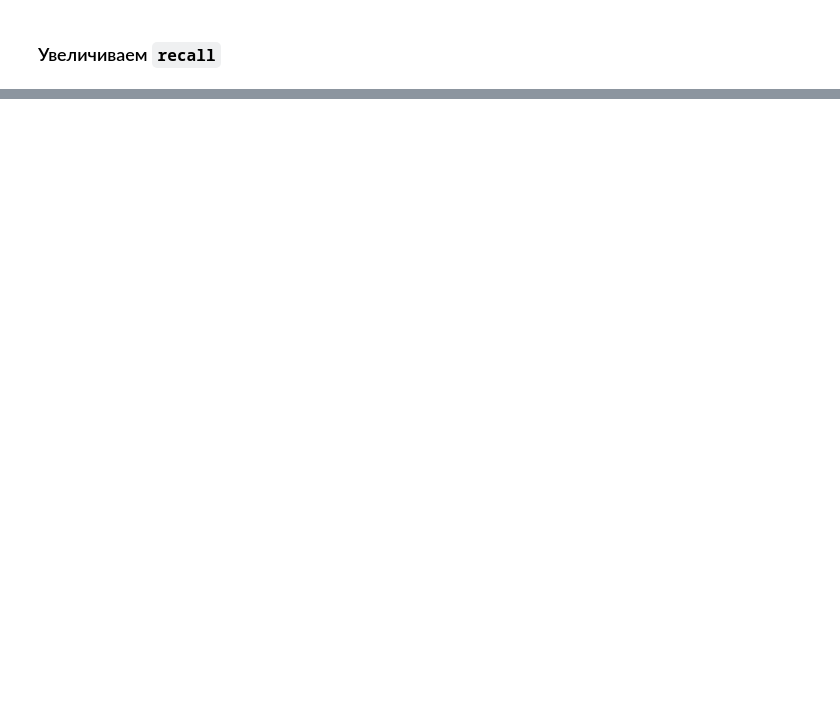
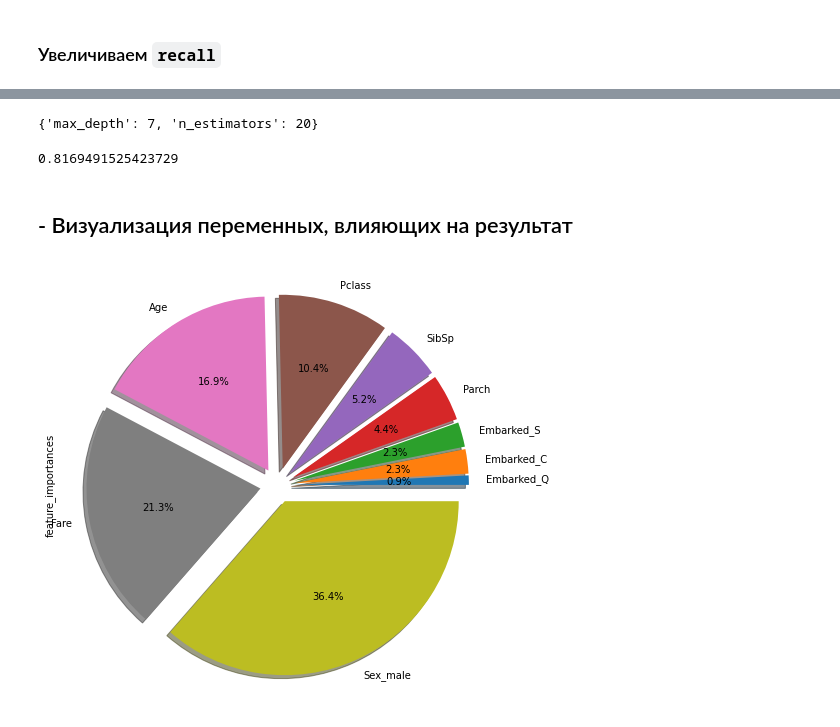
Before and after one commit to Artexxx/Artem-python, a Jupyter notebook: algorithms/DecisionTrees/titanicTree.ipynb, the cells around one changed output, grey strips where cells are left out. Drawn from its saved outputs; the diff is of its cells as text; code cells hidden in the pictures; blank space fills up the shorter version.

Commit message:
add plot

```diff
--- a/algorithms/DecisionTrees/titanicTree.ipynb
+++ b/algorithms/DecisionTrees/titanicTree.ipynb
@@ -224,0 +227,34 @@ precision_score(y_test, y_pred2), recall_score(y_test, y_pred2)
+# %%
+from sklearn.ensemble import RandomForestClassifier
+clf_rf = RandomForestClassifier()
+# %%
+parametrs = {'n_estimators': [10, 20, 30],
+              'max_depth': [2, 5, 7, 10]}
+grid_search_cv_clf = GridSearchCV(clf_rf, parametrs, cv=5)
+# %%
+grid_search_cv_clf.fit(X_train, y_train)
+grid_search_cv_clf.best_params_
+# %% [output]
+{'max_depth': 7, 'n_estimators': 20}
+# %%
+best_clf = grid_search_cv_clf.best_estimator_
+best_clf.score(X_test, y_test)
+# %% [output]
+0.8169491525423729
+# %% [markdown]
+## - Визуализация переменных, влияющих на результат
+# %%
+feature_importances_df = pd.DataFrame({'features':list(X_train.columns),
+                                       'feature_importances':  best_clf.feature_importances_})\
+                        .sort_values(by='feature_importances')
+
+feature_importances_df.plot.pie(
+                        explode=[0.1]*len(feature_names),
+                        labels = feature_importances_df.features,
+                        y = 'feature_importances',
+                        autopct='%1.1f%%',
+                        shadow=True,
+                        legend=False,
+                        figsize=(8, 8));
+# %% [output]
+[figure, added]
```
Also changed, not shown: parts of 13 cells of this notebook, 3 other files.
